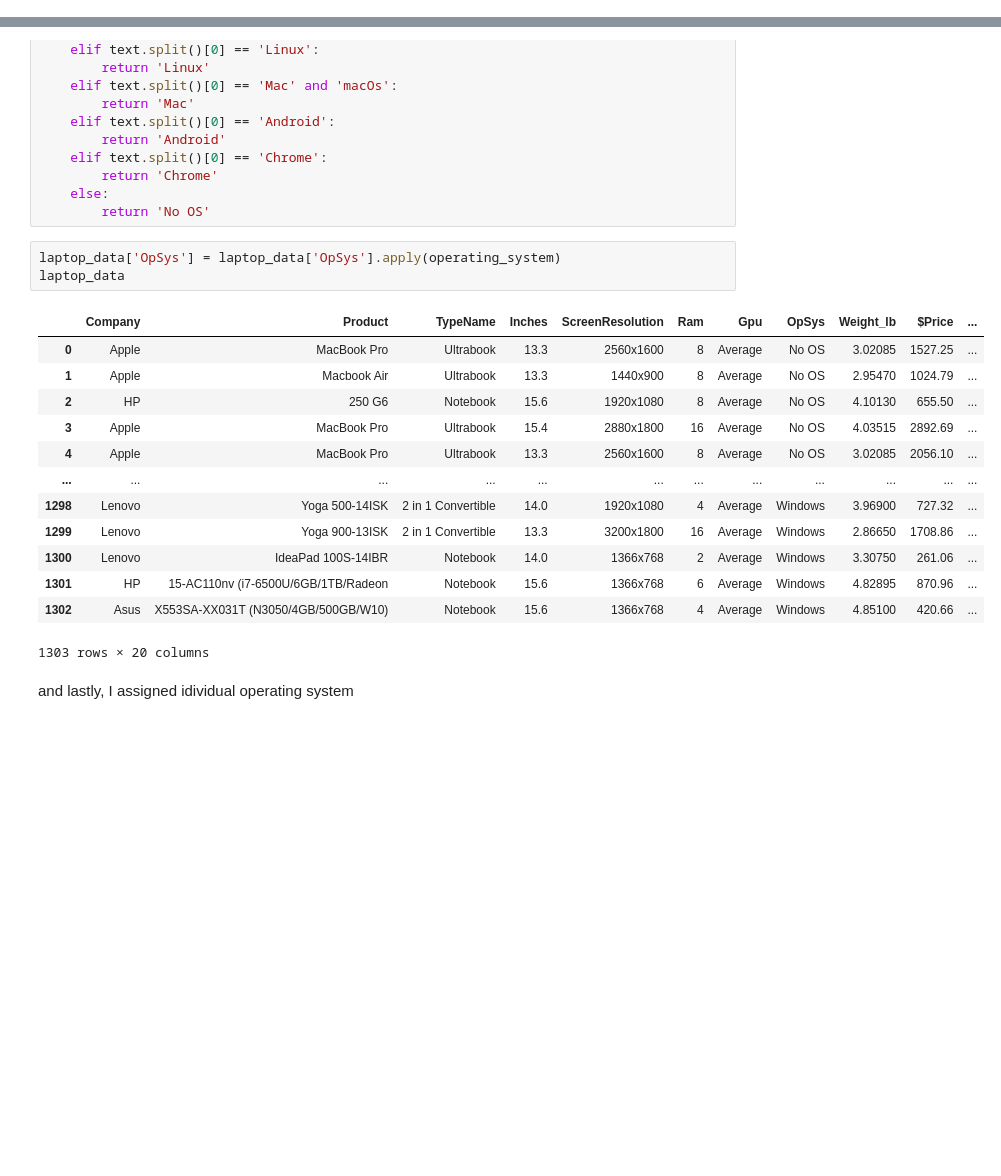
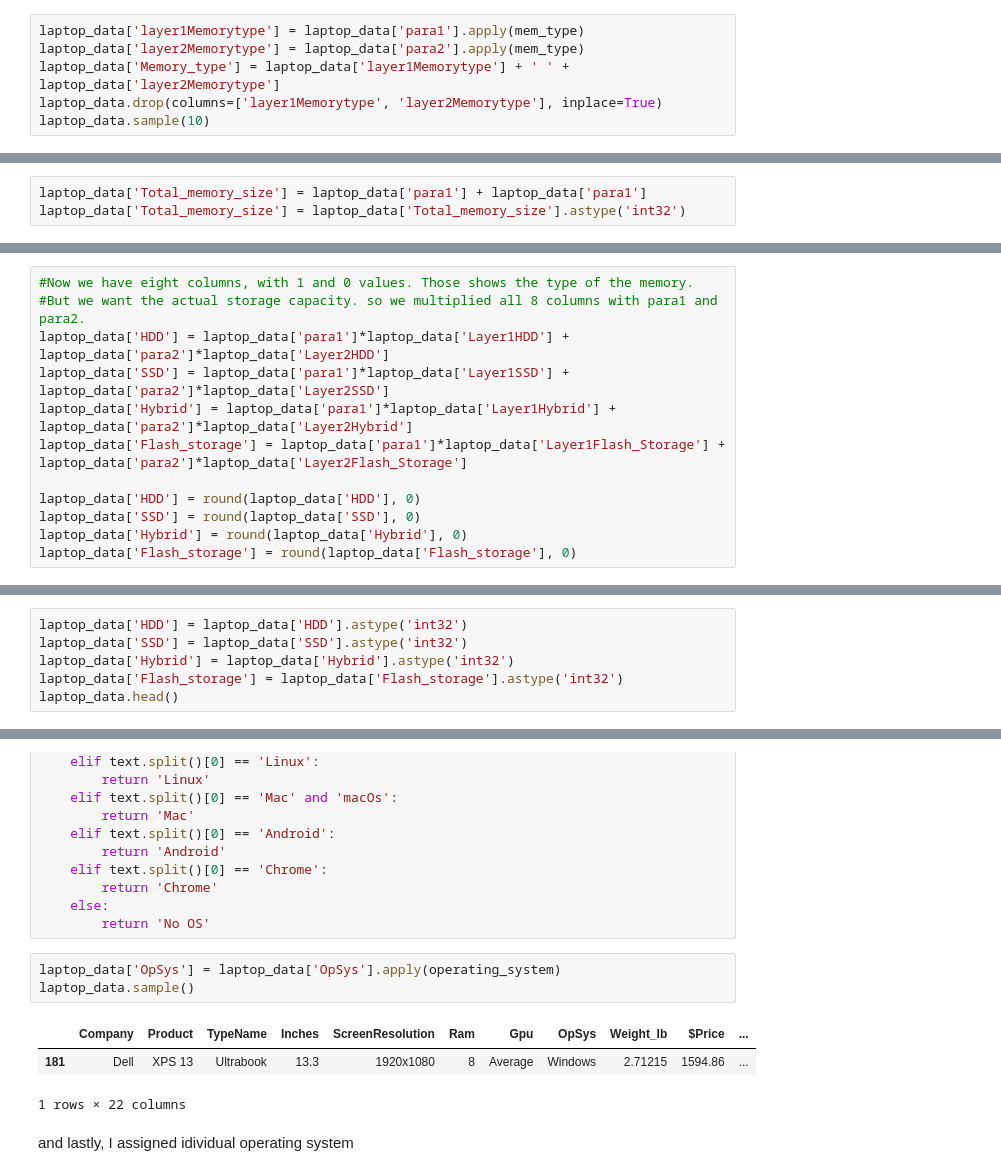
Before and after one commit to PassionateDataScientist/Laptop_price_capstone2, a Jupyter notebook: Laptop Price Data Wrangling.ipynb, the cells around one changed output, grey strips where cells are left out. Cells and saved outputs as stored; diff of their text form; blank space fills up the shorter version.

```diff
--- a/Laptop Price Data Wrangling.ipynb
+++ b/Laptop Price Data Wrangling.ipynb
@@ -501,0 +503,6 @@ laptop_data['Flash_storage'] = laptop_data['para1']*laptop_data['Layer1Flash_Sto
+# %%
+laptop_data['layer1Memorytype'] = laptop_data['para1'].apply(mem_type)
+laptop_data['layer2Memorytype'] = laptop_data['para2'].apply(mem_type)
+laptop_data['Memory_type'] = laptop_data['layer1Memorytype'] + ' ' + laptop_data['layer2Memorytype']
+laptop_data.drop(columns=['layer1Memorytype', 'layer2Memorytype'], inplace=True)
+laptop_data.sample(10)
@@ -501,0 +555,3 @@ laptop_data['Flash_storage'] = laptop_data['para1']*laptop_data['Layer1Flash_Sto
+# %%
+laptop_data['Total_memory_size'] = laptop_data['para1'] + laptop_data['para1']
+laptop_data['Total_memory_size'] = laptop_data['Total_memory_size'].astype('int32')
@@ -502,3 +572,15 @@ laptop_data['Flash_storage'] = laptop_data['para1']*laptop_data['Layer1Flash_Sto
+# %%
+#Now we have eight columns, with 1 and 0 values. Those shows the type of the memory.
+#But we want the actual storage capacity. so we multiplied all 8 columns with para1 and para2.
+laptop_data['HDD'] = laptop_data['para1']*laptop_data['Layer1HDD'] + laptop_data['para2']*laptop_data['Layer2HDD']
+laptop_data['SSD'] = laptop_data['para1']*laptop_data['Layer1SSD'] + laptop_data['para2']*laptop_data['Layer2SSD']
+laptop_data['Hybrid'] = laptop_data['para1']*laptop_data['Layer1Hybrid'] + laptop_data['para2']*laptop_data['Layer2Hybrid']
+laptop_data['Flash_storage'] = laptop_data['para1']*laptop_data['Layer1Flash_Storage'] + laptop_data['para2']*laptop_data['Layer2Flash_Storage']
+
+laptop_data['HDD'] = round(laptop_data['HDD'], 0)
+laptop_data['SSD'] = round(laptop_data['SSD'], 0)
+laptop_data['Hybrid'] = round(laptop_data['Hybrid'], 0)
+laptop_data['Flash_storage'] = round(laptop_data['Flash_storage'], 0)
 # %%
 laptop_data
 # %% [output]
@@ -533,0 +617,6 @@ laptop_data.sample(10)
+# %%
+laptop_data['HDD'] = laptop_data['HDD'].astype('int32')
+laptop_data['SSD'] = laptop_data['SSD'].astype('int32')
+laptop_data['Hybrid'] = laptop_data['Hybrid'].astype('int32')
+laptop_data['Flash_storage'] = laptop_data['Flash_storage'].astype('int32')
+laptop_data.head()
@@ -626,20 +724,10 @@ def operating_system(text):
         return 'No OS'
 # %%
 laptop_data['OpSys'] = laptop_data['OpSys'].apply(operating_system)
-laptop_data
+laptop_data.sample()
 # %% [output]
 |  | Company | Product | TypeName | Inches | ScreenResolution | Ram | Gpu | OpSys | Weight_lb | $Price | ... |
-| 0 | Apple | MacBook Pro | Ultrabook | 13.3 | 2560x1600 | 8 | Average | No OS | 3.02085 | 1527.25 | ... |
-| 1 | Apple | Macbook Air | Ultrabook | 13.3 | 1440x900 | 8 | Average | No OS | 2.95470 | 1024.79 | ... |
-| 2 | HP | 250 G6 | Notebook | 15.6 | 1920x1080 | 8 | Average | No OS | 4.10130 | 655.50 | ... |
-| 3 | Apple | MacBook Pro | Ultrabook | 15.4 | 2880x1800 | 16 | Average | No OS | 4.03515 | 2892.69 | ... |
-| 4 | Apple | MacBook Pro | Ultrabook | 13.3 | 2560x1600 | 8 | Average | No OS | 3.02085 | 2056.10 | ... |
-| ... | ... | ... | ... | ... | ... | ... | ... | ... | ... | ... | ... |
-| 1298 | Lenovo | Yoga 500-14ISK | 2 in 1 Convertible | 14.0 | 1920x1080 | 4 | Average | Windows | 3.96900 | 727.32 | ... |
-| 1299 | Lenovo | Yoga 900-13ISK | 2 in 1 Convertible | 13.3 | 3200x1800 | 16 | Average | Windows | 2.86650 | 1708.86 | ... |
-| 1300 | Lenovo | IdeaPad 100S-14IBR | Notebook | 14.0 | 1366x768 | 2 | Average | Windows | 3.30750 | 261.06 | ... |
-| 1301 | HP | 15-AC110nv (i7-6500U/6GB/1TB/Radeon | Notebook | 15.6 | 1366x768 | 6 | Average | Windows | 4.82895 | 870.96 | ... |
-| 1302 | Asus | X553SA-XX031T (N3050/4GB/500GB/W10) | Notebook | 15.6 | 1366x768 | 4 | Average | Windows | 4.85100 | 420.66 | ... |
+| 181 | Dell | XPS 13 | Ultrabook | 13.3 | 1920x1080 | 8 | Average | Windows | 2.71215 | 1594.86 | ... |
-1303 rows × 20 columns
+1 rows × 22 columns
 # %% [markdown]
 and lastly, I assigned idividual operating system
```
Also changed, not shown: parts of 14 cells of this notebook, 1 other file.
